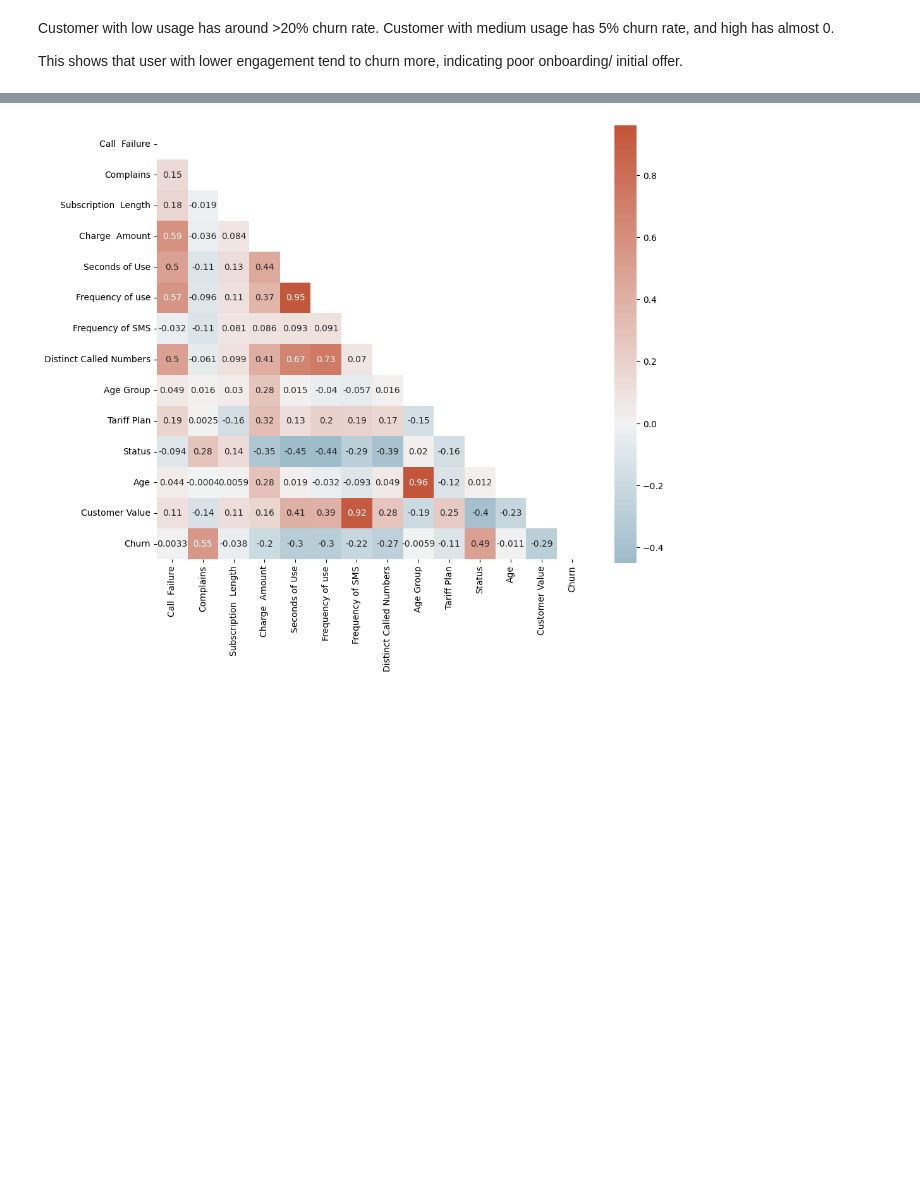
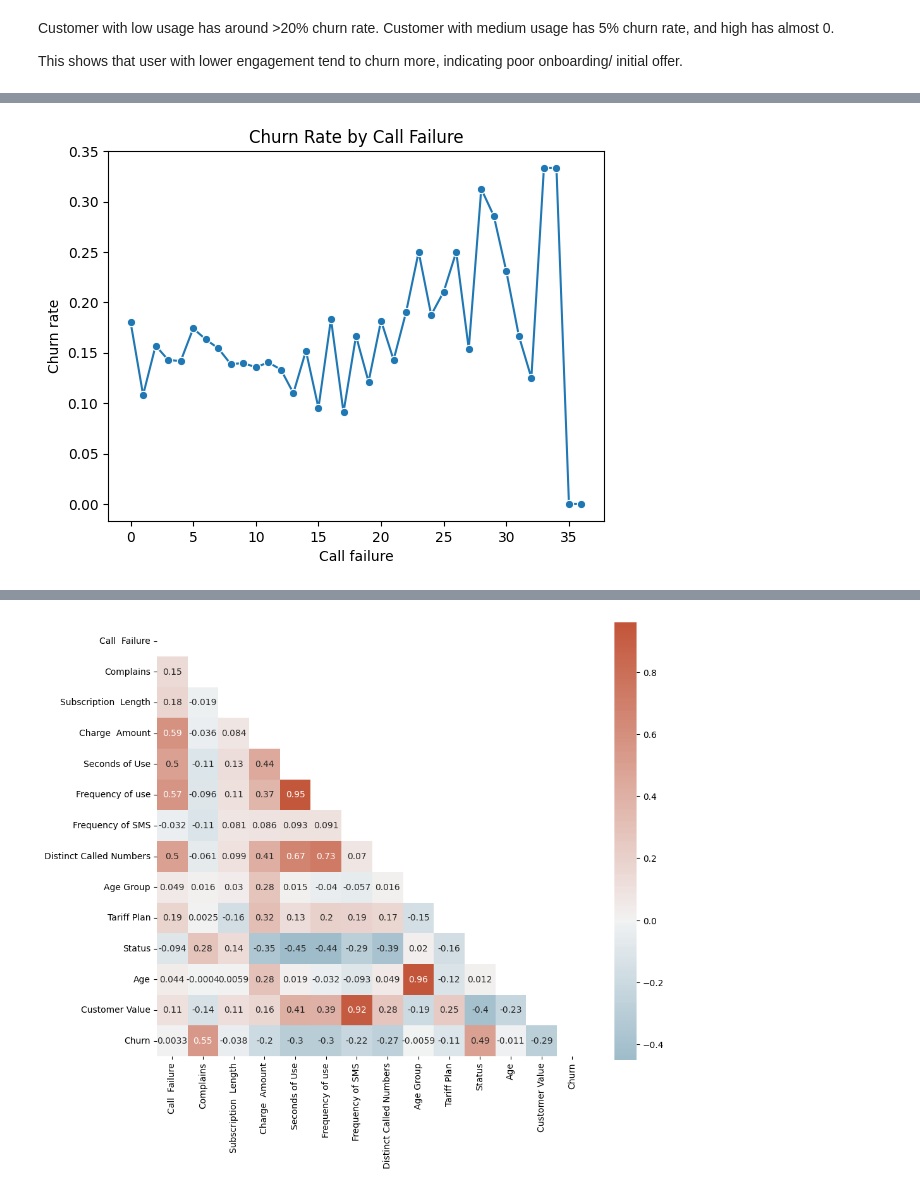
Before and after one commit to michellaprojects/Churn-Analysis, a Jupyter notebook: EDA.ipynb, the cells around one changed output, grey strips where cells are left out. Cells and saved outputs as stored; diff of their text form; code cells hidden in the pictures; blank space fills up the shorter version.

```diff
--- a/EDA.ipynb
+++ b/EDA.ipynb
@@ -200,0 +237,13 @@ The `ci` parameter is deprecated. Use `errorbar=None` for the same effect.
+# %%
+call_failure_churn = df_clean.groupby("Call  Failure")["Churn"].mean().reset_index()
+plt.figure()
+sns.lineplot(x="Call  Failure",
+             y="Churn",
+             data=call_failure_churn,
+             marker='o')
+plt.title("Churn Rate by Call Failure")
+plt.xlabel("Call failure")
+plt.ylabel("Churn rate")
+plt.show()
+# %% [output]
+[figure, added]
```
Also changed, not shown: parts of 8 cells of this notebook, 3 other files.
